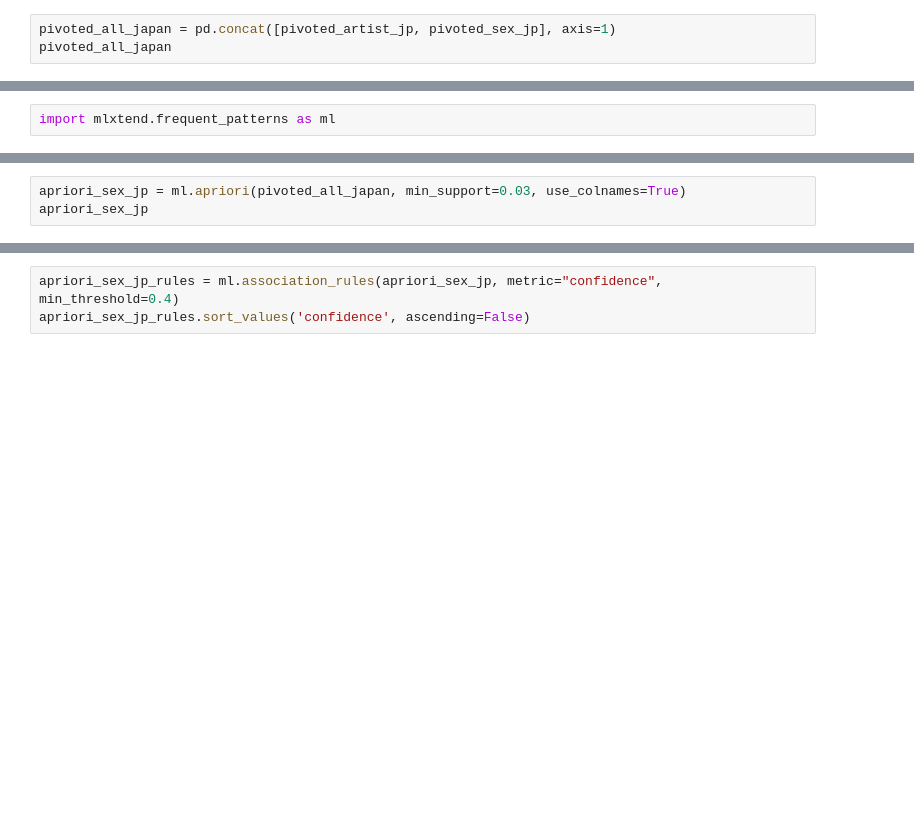
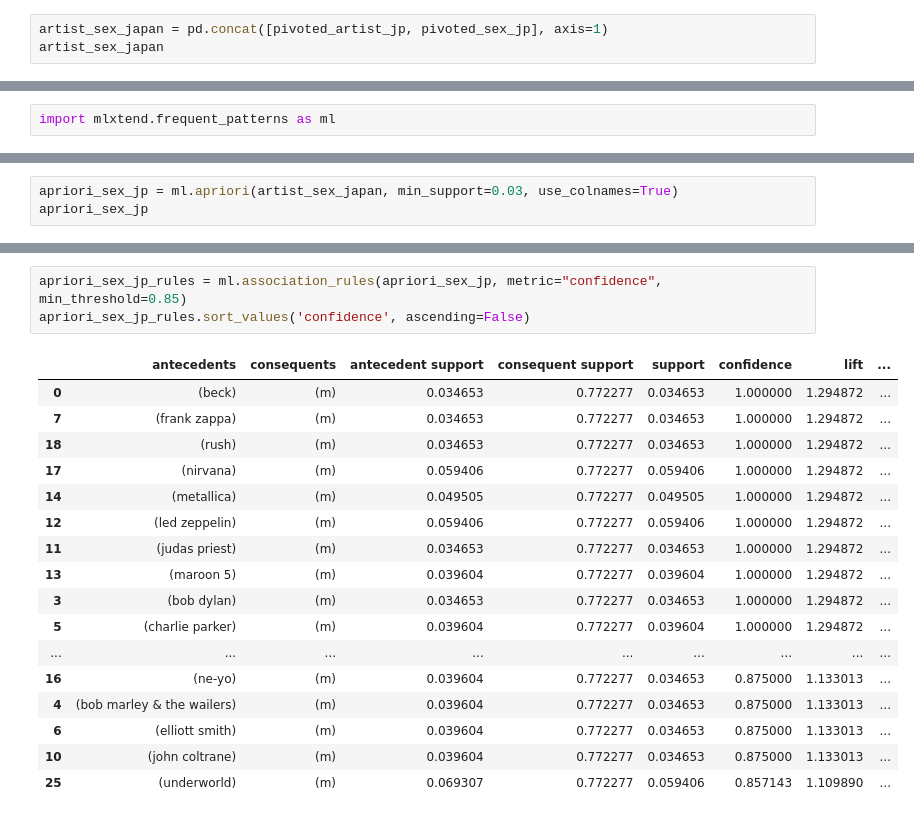
Before and after one commit to Forcause/ML_Labs, a Jupyter notebook: Lab_2/task2.ipynb, the cells around one changed output, grey strips where cells are left out. Saved outputs shown, nothing was run; the diff lists cells and outputs as text; blank space fills up the shorter version.

Commit message:
add country-artist typical combinations

```diff
--- a/Lab_2/task2.ipynb
+++ b/Lab_2/task2.ipynb
@@ -38,3 +59,3 @@ pivoted_sex_usa = usa_data[['user', 'sex']].pivot_table(index='user', columns='s
 # %%
-pivoted_all_japan = pd.concat([pivoted_artist_jp, pivoted_sex_jp], axis=1)
-pivoted_all_japan
+artist_sex_japan = pd.concat([pivoted_artist_jp, pivoted_sex_jp], axis=1)
+artist_sex_japan
@@ -60,3 +171,3 @@ rules_u.sort_values('confidence', ascending=False)
 # %%
-apriori_sex_jp = ml.apriori(pivoted_all_japan, min_support=0.03, use_colnames=True)
+apriori_sex_jp = ml.apriori(artist_sex_japan, min_support=0.03, use_colnames=True)
 apriori_sex_jp
@@ -63,4 +188,22 @@ apriori_sex_jp
 # %%
-apriori_sex_jp_rules = ml.association_rules(apriori_sex_jp, metric="confidence", min_threshold=0.4)
+apriori_sex_jp_rules = ml.association_rules(apriori_sex_jp, metric="confidence", min_threshold=0.85)
 apriori_sex_jp_rules.sort_values('confidence', ascending=False)
+# %% [output]
+|  | antecedents | consequents | antecedent support | consequent support | support | confidence | lift | ... |
+| 0 | (beck) | (m) | 0.034653 | 0.772277 | 0.034653 | 1.000000 | 1.294872 | ... |
+| 7 | (frank zappa) | (m) | 0.034653 | 0.772277 | 0.034653 | 1.000000 | 1.294872 | ... |
+| 18 | (rush) | (m) | 0.034653 | 0.772277 | 0.034653 | 1.000000 | 1.294872 | ... |
+| 17 | (nirvana) | (m) | 0.059406 | 0.772277 | 0.059406 | 1.000000 | 1.294872 | ... |
+| 14 | (metallica) | (m) | 0.049505 | 0.772277 | 0.049505 | 1.000000 | 1.294872 | ... |
+| 12 | (led zeppelin) | (m) | 0.059406 | 0.772277 | 0.059406 | 1.000000 | 1.294872 | ... |
+| 11 | (judas priest) | (m) | 0.034653 | 0.772277 | 0.034653 | 1.000000 | 1.294872 | ... |
+| 13 | (maroon 5) | (m) | 0.039604 | 0.772277 | 0.039604 | 1.000000 | 1.294872 | ... |
+| 3 | (bob dylan) | (m) | 0.034653 | 0.772277 | 0.034653 | 1.000000 | 1.294872 | ... |
+| 5 | (charlie parker) | (m) | 0.039604 | 0.772277 | 0.039604 | 1.000000 | 1.294872 | ... |
+| ... | ... | ... | ... | ... | ... | ... | ... | ... |
+| 16 | (ne-yo) | (m) | 0.039604 | 0.772277 | 0.034653 | 0.875000 | 1.133013 | ... |
+| 4 | (bob marley & the wailers) | (m) | 0.039604 | 0.772277 | 0.034653 | 0.875000 | 1.133013 | ... |
+| 6 | (elliott smith) | (m) | 0.039604 | 0.772277 | 0.034653 | 0.875000 | 1.133013 | ... |
+| 10 | (john coltrane) | (m) | 0.039604 | 0.772277 | 0.034653 | 0.875000 | 1.133013 | ... |
+| 25 | (underworld) | (m) | 0.069307 | 0.772277 | 0.059406 | 0.857143 | 1.109890 | ... |
 # %%
```
Also changed, not shown: parts of 23 cells of this notebook.
